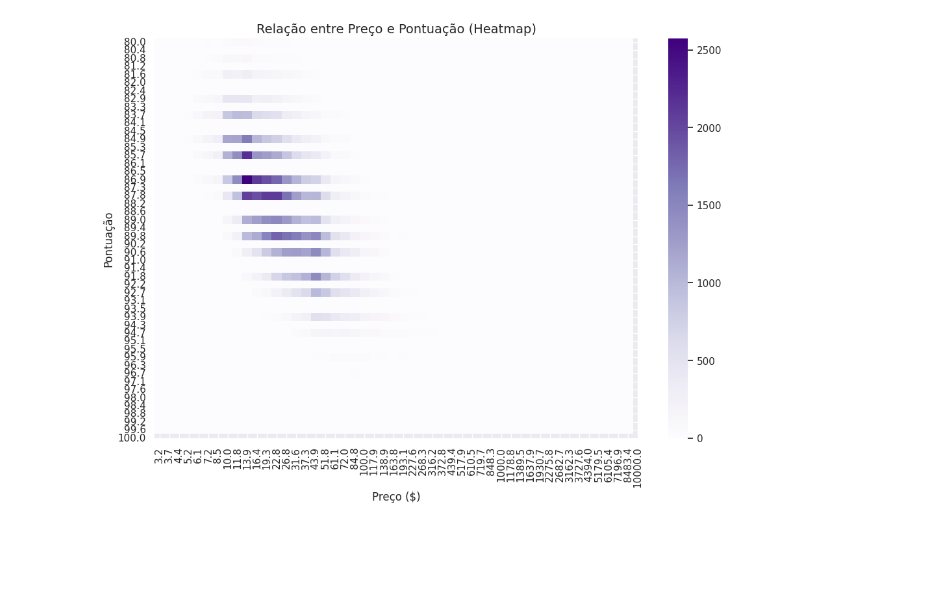
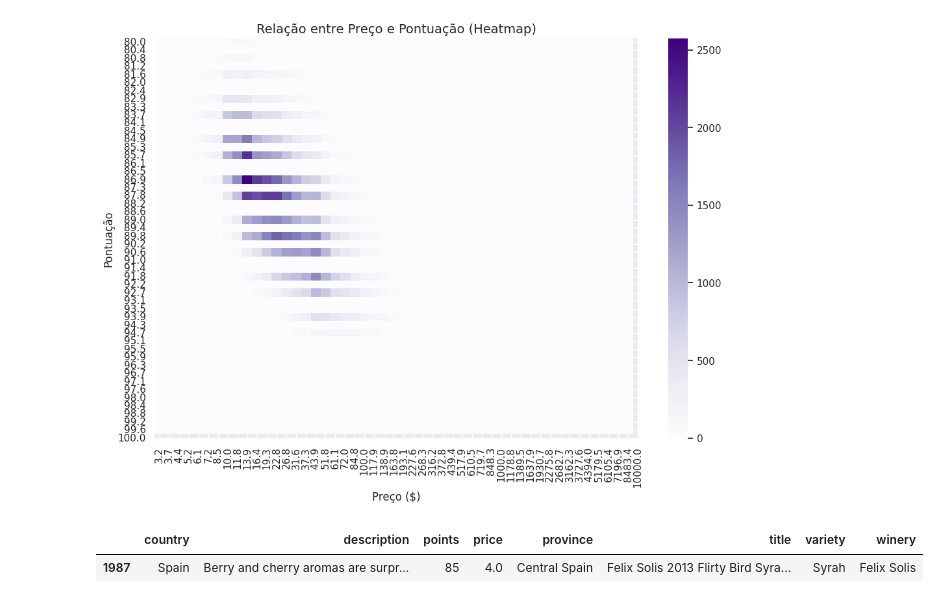
Before and after one commit to Niltonguerra/mineracaoDeDados6Semestre, a Jupyter notebook: Nilton_Dionisio_Guerra_P1.ipynb, the cells around one changed output. Saved outputs shown, nothing was run; the diff lists cells and outputs as text; code cells hidden in the pictures; blank space fills up the shorter version.

```diff
--- a/Nilton_Dionisio_Guerra_P1.ipynb
+++ b/Nilton_Dionisio_Guerra_P1.ipynb
@@ -395,3 +395,9 @@ plt.ylabel('Pontuação')
 plt.show()
 # %% [output]
 [figure]
+# %%
+#vinho mais barato
+df1[df1['price'] == df1['price'].min()][:1]
+# %% [output]
+|  | country | description | points | price | province | title | variety | winery |
+| 1987 | Spain | Berry and cherry aromas are surpr... | 85 | 4.0 | Central Spain | Felix Solis 2013 Flirty Bird Syra... | Syrah | Felix Solis |
```
Also changed, not shown: parts of 2 cells of this notebook.
